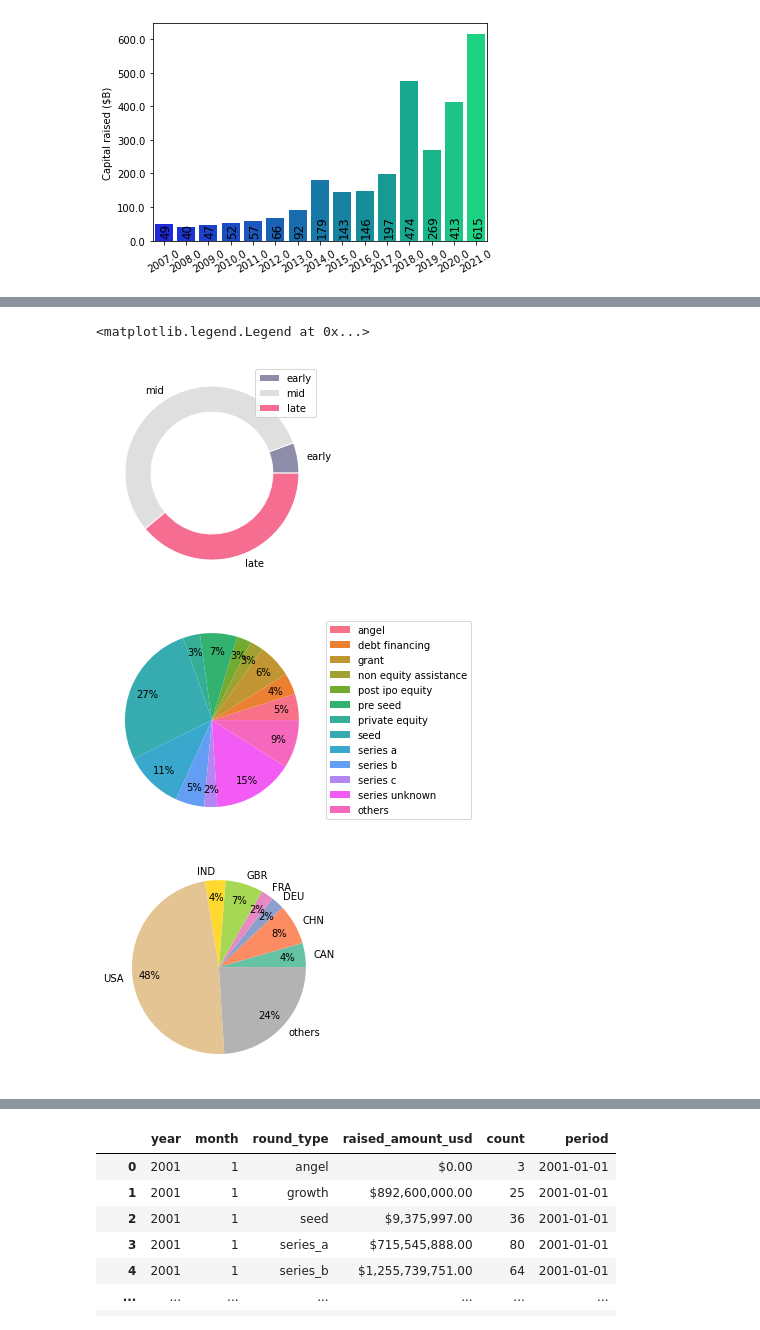
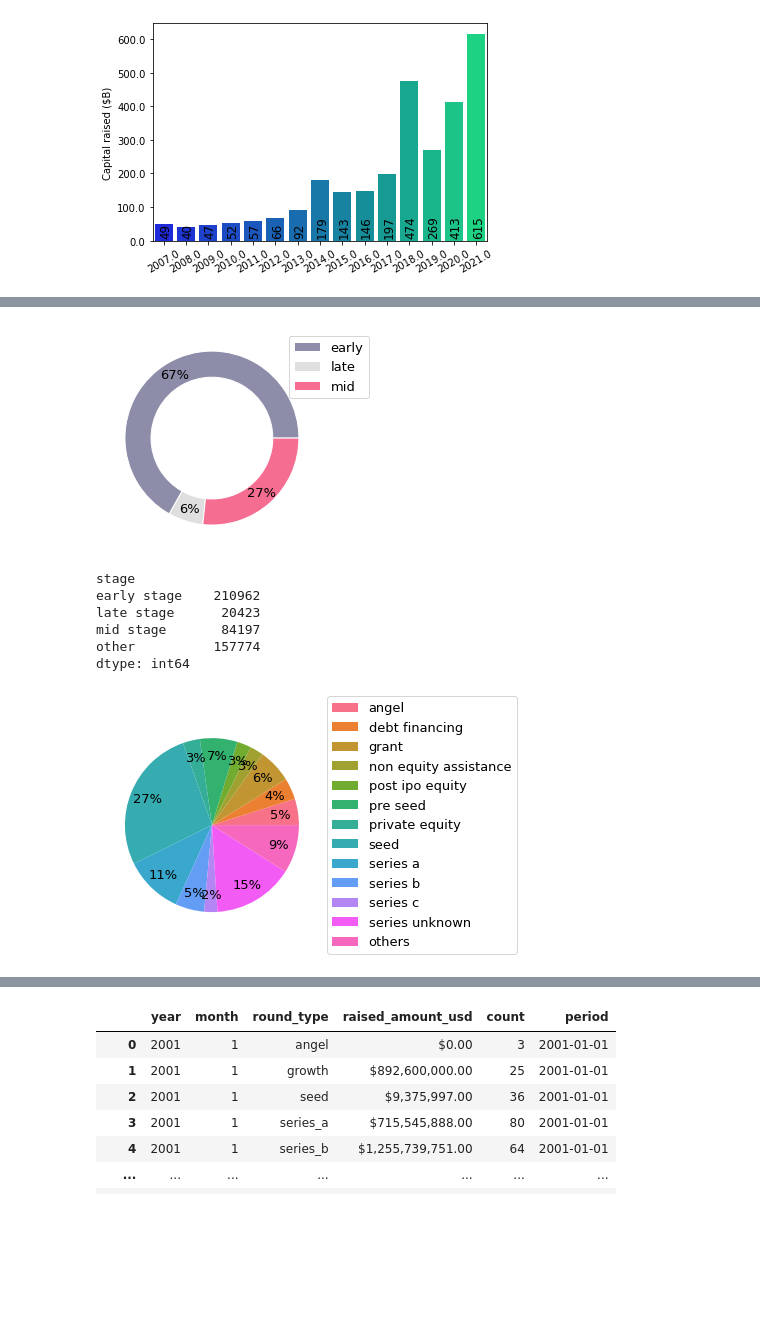
Before and after one commit to technometrics-lab/17-Venture-Capital-Risk-and-Return, a Jupyter notebook: src/notebooks/stylized_facts.ipynb, the cells around one changed output, grey strips where cells are left out. Cells and saved outputs as stored; diff of their text form; code cells hidden in the pictures; blank space fills up the shorter version.

Commit message:
updated figures

```diff
--- a/src/notebooks/stylized_facts.ipynb
+++ b/src/notebooks/stylized_facts.ipynb
@@ -45,10 +45,10 @@ cats.category_groups_list = cats.category_groups_list.apply(lambda x: x.split(',
 cats.columns = ['org_uuid', 'category']
 # %%
 stages = {
-    'early stage': ['angel', 'seed', 'pre_seed', 'product_crowdfunding', 'equity_crowdfunding', 'convertible_note', 'initial_coin_offering'],
+    'early stage': ['angel', 'seed', 'pre_seed', 'product_crowdfunding', 'equity_crowdfunding', 'initial_coin_offering', 'non_equity_assistance'],
     'mid stage': ['series_a', 'series_b', 'corporate_round'],
-    'late stage': ['series_c', 'series_d', 'series_e', 'series_f', 'series_i', 'series_g', 'series_h', 'series_j', 'secondary_market'],
-    'other': ['post_ipo_equity', 'post_ipo_secondary', 'post_ipo_debt', 'series_unknown', 'undisclosed', 'debt_financing', 'grant', 'non_equity_assistance']
+    'late stage': ['series_c', 'series_d', 'series_e', 'series_f', 'series_i', 'series_g', 'series_h', 'series_j'],
+    'other': ['post_ipo_equity', 'post_ipo_secondary', 'post_ipo_debt', 'series_unknown', 'undisclosed', 'debt_financing', 'grant', 'convertible_note', 'secondary_market']
 }
 
 stage_map = {}
@@ -80,31 +96,31 @@ plt.show()
 # %%
-plt.pie(fundings_per_year_stage[fundings_per_year_stage.year == 2021].raised_amount_usd,
-        radius=1, wedgeprops=dict(width=0.3, edgecolor='w'), labels=['early', 'mid', 'late'],
-        colors=['#8D8DAA', '#DFDFDF', '#F56D91'])
-plt.legend()
+plt.pie(rounds.groupby('stage').size().drop('other'),
+        radius=1, wedgeprops=dict(width=0.3, edgecolor='w'), textprops={'fontsize':13},
+        colors=['#8D8DAA', '#DFDFDF', '#F56D91'], autopct='%.0f%%', pctdistance=0.85)
+plt.legend(['early', 'late', 'mid'], bbox_to_anchor=(0.75, 0, 0.5, 1), fontsize=13)
+plt.savefig('figures/total_rounds_per_stage.pdf')
 # %% [output]
-<matplotlib.legend.Legend at 0x...>
-[figure, old version]
+[figure, new version]
+# %%
+rounds.groupby('stage').size()
+# %% [output]
+stage
+early stage    210962
+late stage      20423
+mid stage       84197
+other          157774
+dtype: int64
 # %%
 cb_investments = rounds.groupby('investment_type').size() / rounds.shape[0]
 cb_investments['others'] = cb_investments[cb_investments < 0.02].sum()
 cb_investments = cb_investments[cb_investments >= 0.02]
 cb_investments.index = pd.Series(cb_investments.index).apply(lambda s: s.replace('_', ' '))
-plt.pie(cb_investments, autopct='%.0f%%', pctdistance=0.8, colors=sns.color_palette("husl", cb_investments.size))
-plt.legend(cb_investments.index, loc="center left", bbox_to_anchor=(1, 0, 0.5, 1))
+plt.pie(cb_investments, autopct='%.0f%%', pctdistance=0.8, colors=sns.color_palette("husl", cb_investments.size), textprops={'fontsize':13},)
+plt.legend(cb_investments.index, loc="center left", bbox_to_anchor=(1, 0, 0.5, 1), fontsize=13)
 plt.savefig('figures/crunchbase_rounds.pdf')
 plt.show()
 # %% [output]
-[figure, old version]
+[figure, new version]
-# %%
-country_freq = rounds.groupby('country_code').size() / rounds.country_code.size
-country_freq['others'] = country_freq[country_freq < 0.02].sum()
-country_freq = country_freq[country_freq >= 0.02]
-plt.pie(country_freq, labels = country_freq.index, autopct='%.0f%%', pctdistance=0.8, colors=sns.color_palette("Set2"))
-plt.savefig('figures/crunchbase_countries.pdf')
-plt.show()
-# %% [output]
-[figure, removed]
 # %%
 from tqdm import tqdm
 tqdm.pandas()
```
Also changed, not shown: parts of 16 cells of this notebook.
